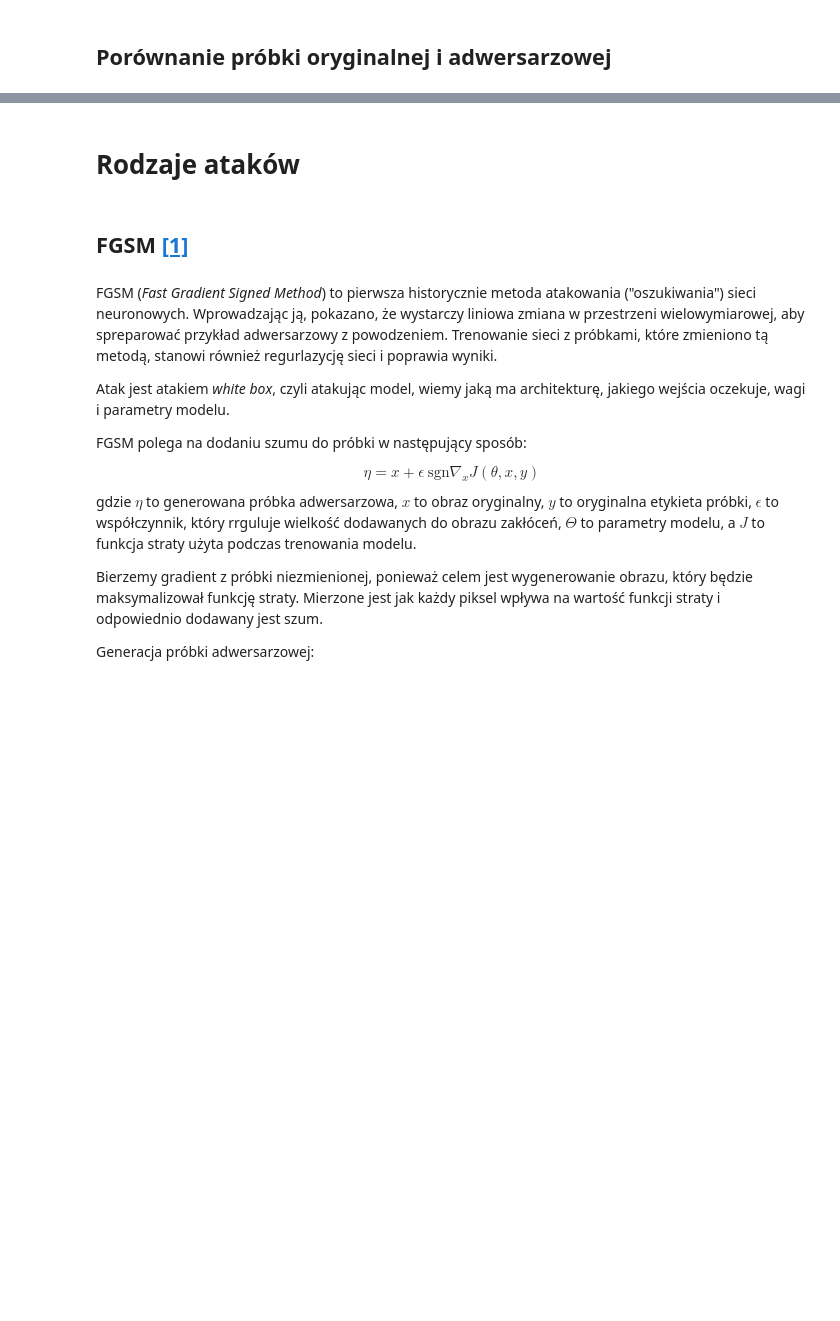
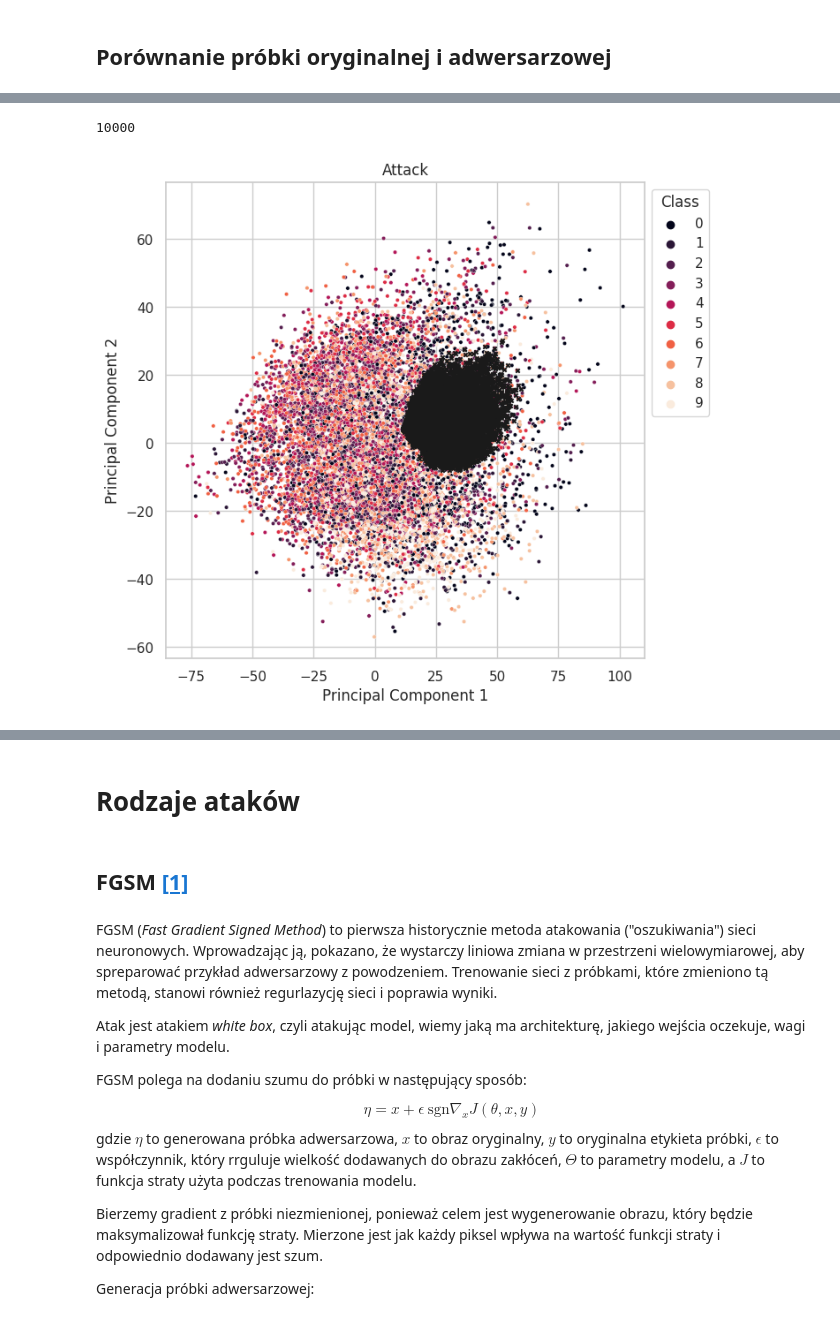
Before and after one commit to Jvlia17/deep-learning, a Jupyter notebook: PCA.ipynb, the cells around one changed output, grey strips where cells are left out. Drawn from its saved outputs; the diff is of its cells as text; code cells hidden in the pictures; blank space fills up the shorter version.

```diff
--- a/PCA.ipynb
+++ b/PCA.ipynb
@@ -317 +402,25 @@ plt.savefig("/content/PCA.pdf", format='pdf')
+# %%
+split = features_np.shape[0] / 2
+split = int(split)
+print(split)
+
+df_org = df_converted_data.iloc[:split,:]
+df_adv = df_converted_data.iloc[split:,:]
+
+classes = ['airplane', 'automobile', 'bird', 'cat', 'deer', 'dog', 'frog', 'horse', 'ship', 'truck']
+sns.set(rc={'figure.figsize':(7,7)})
+sns.set_style("whitegrid")
+g = sns.scatterplot(data= df_converted_data, x="Principal Component 1",
+                y="Principal Component 2", hue="Label",
+                palette='rocket',
+                s = 10, legend='full')
+
+plt.scatter(x=df_adv['Principal Component 1'] , y=df_adv['Principal Component 2'], color='k', marker="x", s=10)
+plt.legend(bbox_to_anchor=(1, 1), title='Class')
+# Write attack name
+plt.title('Attack')
+plt.savefig("/content/PCA.pdf", format='pdf', bbox_inches='tight')
+# %% [output]
+10000
+[figure, added]
 # %%
```
Also changed, not shown: parts of 20 cells of this notebook.
